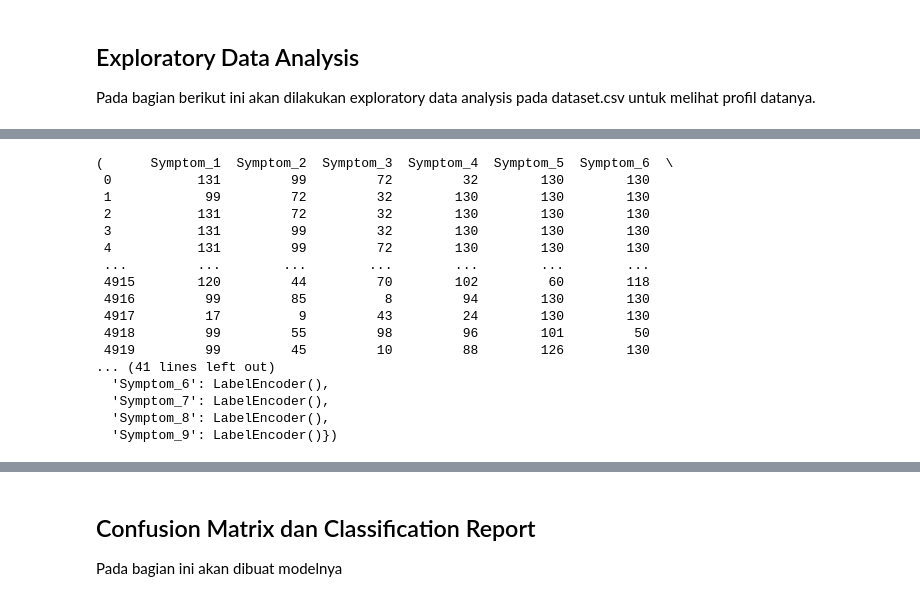
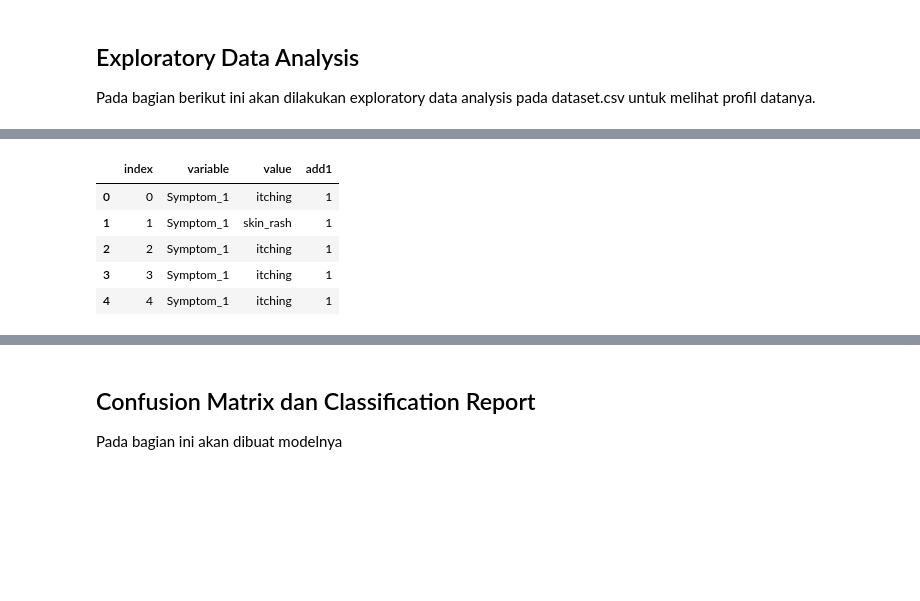
Before and after one commit to meidianarahmawati/mlt2hc7, a Jupyter notebook: Final Project.ipynb, the cells around one changed output, grey strips where cells are left out. Saved outputs shown, nothing was run; the diff lists cells and outputs as text; code cells hidden in the pictures; blank space fills up the shorter version.

```diff
--- a/Final Project.ipynb
+++ b/Final Project.ipynb
@@ -115,36 +51,0 @@ X
-# %%
-def label_encode_columns(df, columns, encoders=None):
-	if encoders is None:
-		encoders = {}
-
-		for col in columns:
-			le = LabelEncoder().fit(symptomps)
-			df[col] = le.transform(df[[col]])
-			encoders[col] = le
-
-	else:
-		for col in columns:
-			le = encoders.get(col)
-			df[col] = [x if x in le.classes_ else '0' for x in df[col]]
-			df[col] = le.transform(df[[col]])
-
-	return df, encoders
-label_encode_columns(X,X.columns)
-# %% [output]
-(      Symptom_1  Symptom_2  Symptom_3  Symptom_4  Symptom_5  Symptom_6  \
- 0           131         99         72         32        130        130
- 1            99         72         32        130        130        130
- 2           131         72         32        130        130        130
- 3           131         99         32        130        130        130
- 4           131         99         72        130        130        130
- ...         ...        ...        ...        ...        ...        ...
- 4915        120         44         70        102         60        118
- 4916         99         85          8         94        130        130
- 4917         17          9         43         24        130        130
- 4918         99         55         98         96        101         50
- 4919         99         45         10         88        126        130
-... (41 lines left out)
-  'Symptom_6': LabelEncoder(),
-  'Symptom_7': LabelEncoder(),
-  'Symptom_8': LabelEncoder(),
-  'Symptom_9': LabelEncoder()})
@@ -152,0 +52,12 @@ X = X.replace(130,'NaN')
+# %%
+cols = [i for i in df.iloc[:,1:].columns]
+tmp = pd.melt(df.reset_index() ,id_vars = ['index'], value_vars = cols )
+tmp['add1'] = 1
+tmp.head()
+# %% [output]
+|  | index | variable | value | add1 |
+| 0 | 0 | Symptom_1 | itching | 1 |
+| 1 | 1 | Symptom_1 | skin_rash | 1 |
+| 2 | 2 | Symptom_1 | itching | 1 |
+| 3 | 3 | Symptom_1 | itching | 1 |
+| 4 | 4 | Symptom_1 | itching | 1 |
```
Also changed, not shown: parts of 10 cells of this notebook.
